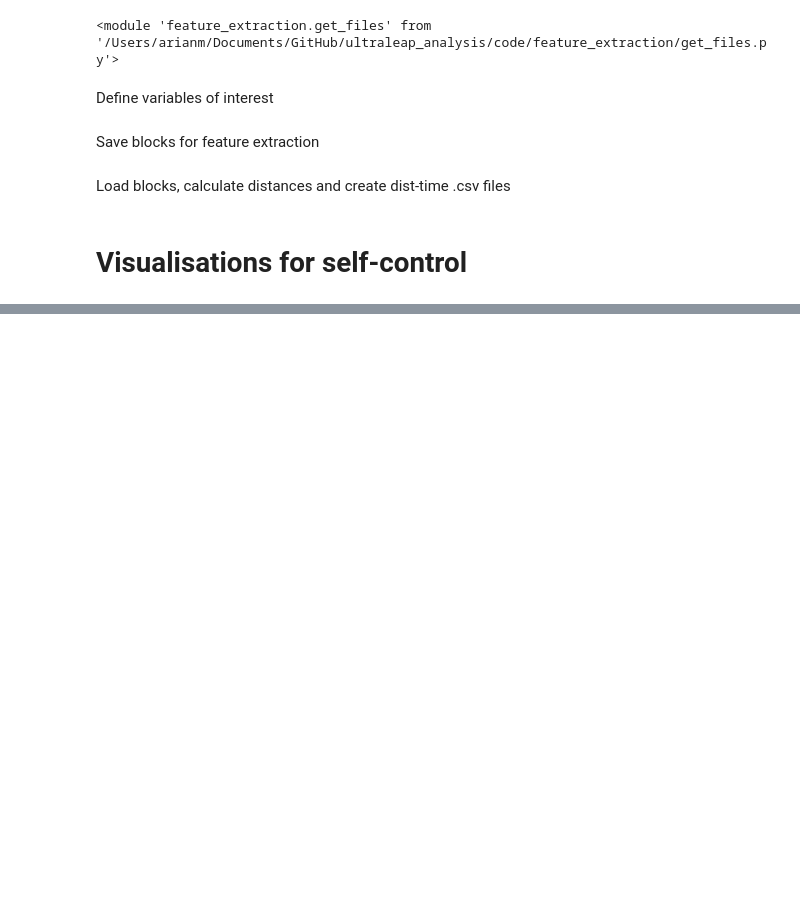
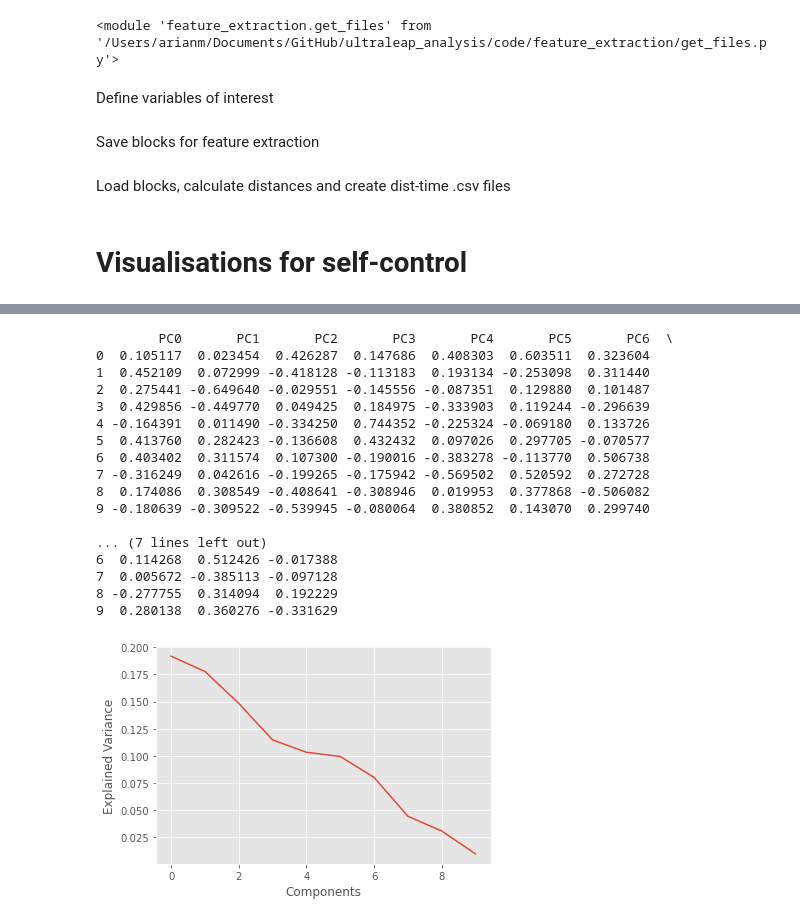
Before and after one commit to jgvhabets/ultraleap_analysis, a Jupyter notebook: code/notebooks/ul_preprocessing.ipynb, the cells around one changed output, grey strips where cells are left out. Cells and saved outputs as stored; diff of their text form; code cells hidden in the pictures; blank space fills up the shorter version.

```diff
--- a/code/notebooks/ul_preprocessing.ipynb
+++ b/code/notebooks/ul_preprocessing.ipynb
@@ -273,0 +280,61 @@ UnboundLocalError: local variable 'peaks_idx_min' referenced before assignment
+# %%
+import numpy as np
+import matplotlib.pyplot as plt
+from sklearn import datasets
+from sklearn.decomposition import PCA
+import pandas as pd
+from sklearn.preprocessing import StandardScaler
+plt.style.use('ggplot')
+# Load the data
+iris = datasets.load_iris()
+X = iris.data
+y = iris.target
+# Z-score the features
+scaler = StandardScaler()
+scaler.fit(X)
+X = scaler.transform(X)
+# The PCA model
+pca = PCA(n_components=2) # estimate only 2 PCs
+X_new = pca.fit_transform(X) # project the original data into the PCA space
+# %%
+import pandas
+from sklearn.decomposition import PCA
+import numpy
+import matplotlib.pyplot as plot
+
+df = pandas.DataFrame(data=numpy.random.normal(0, 1, (20, 10)))
+
+# You must normalize the data before applying the fit method
+df_normalized=(df - df.mean()) / df.std()
+pca = PCA(n_components=df.shape[1])
+pca.fit(df_normalized)
+
+# Reformat and view results
+loadings = pandas.DataFrame(pca.components_.T,
+columns=['PC%s' % _ for _ in range(len(df_normalized.columns))],
+index=df.columns)
+print(loadings)
+
+plot.plot(pca.explained_variance_ratio_)
+plot.ylabel('Explained Variance')
+plot.xlabel('Components')
+plot.show()
+# %% [output]
+        PC0       PC1       PC2       PC3       PC4       PC5       PC6  \
+0  0.105117  0.023454  0.426287  0.147686  0.408303  0.603511  0.323604
+1  0.452109  0.072999 -0.418128 -0.113183  0.193134 -0.253098  0.311440
+2  0.275441 -0.649640 -0.029551 -0.145556 -0.087351  0.129880  0.101487
+3  0.429856 -0.449770  0.049425  0.184975 -0.333903  0.119244 -0.296639
+4 -0.164391  0.011490 -0.334250  0.744352 -0.225324 -0.069180  0.133726
+5  0.413760  0.282423 -0.136608  0.432432  0.097026  0.297705 -0.070577
+6  0.403402  0.311574  0.107300 -0.190016 -0.383278 -0.113770  0.506738
+7 -0.316249  0.042616 -0.199265 -0.175942 -0.569502  0.520592  0.272728
+8  0.174086  0.308549 -0.408641 -0.308946  0.019953  0.377868 -0.506082
+9 -0.180639 -0.309522 -0.539945 -0.080064  0.380852  0.143070  0.299740
+
+... (7 lines left out)
+6  0.114268  0.512426 -0.017388
+7  0.005672 -0.385113 -0.097128
+8 -0.277755  0.314094  0.192229
+9  0.280138  0.360276 -0.331629
+[figure, added]
```
Also changed, not shown: parts of 13 cells of this notebook.
